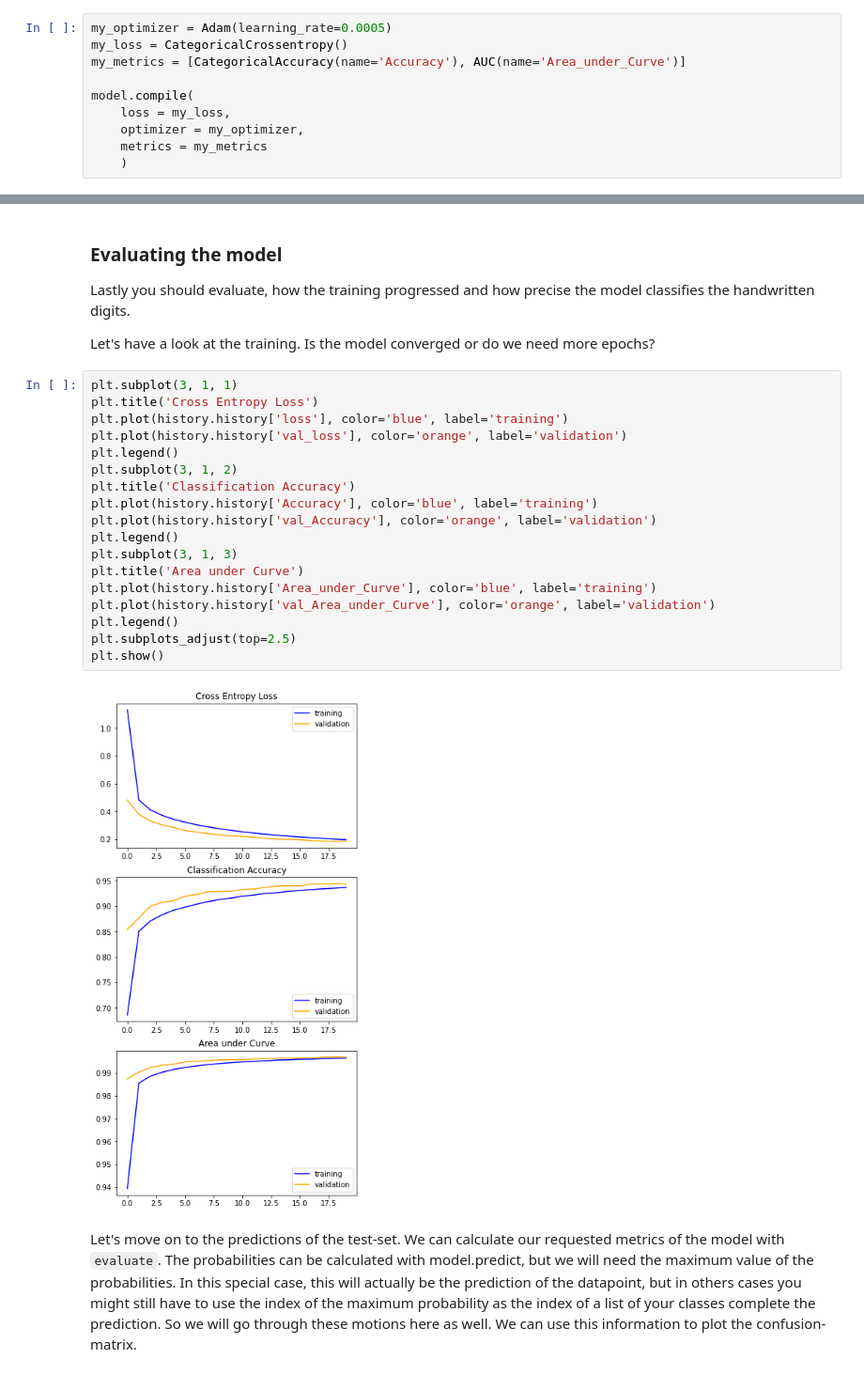
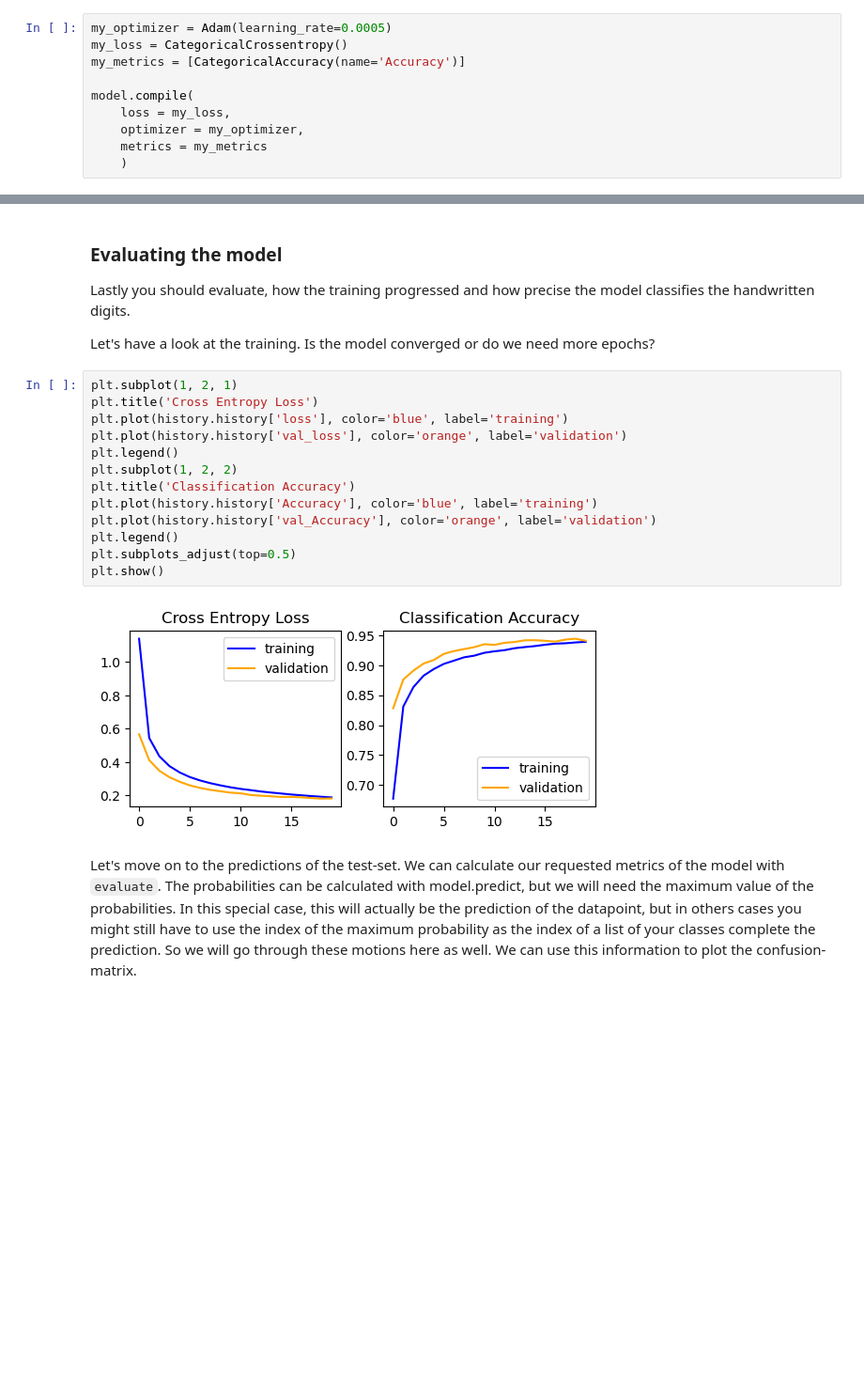
Before and after one commit to Tacitus523/ml4chem, a Jupyter notebook: NeuralNet/3.4_ConvolutionalNeuralNetworksTutorial.ipynb, the cells around one changed output, grey strips where cells are left out. Shown at 94% size. Drawn from its saved outputs; the diff is of its cells as text; blank space fills up the shorter version.

```diff
--- a/NeuralNet/3.4_ConvolutionalNeuralNetworksTutorial.ipynb
+++ b/NeuralNet/3.4_ConvolutionalNeuralNetworksTutorial.ipynb
@@ -130,7 +121,7 @@ The optimizer also needs a learning-rate, by which the gradients are multiplied.
 # %%
 my_optimizer = Adam(learning_rate=0.0005)
 my_loss = CategoricalCrossentropy()
-my_metrics = [CategoricalAccuracy(name='Accuracy'), AUC(name='Area_under_Curve')]
+my_metrics = [CategoricalAccuracy(name='Accuracy')]
 
 model.compile(
     loss = my_loss,
@@ -179,25 +167,20 @@ Lastly you should evaluate, how the training progressed and how precise the mode
 
 Let's have a look at the training. Is the model converged or do we need more epochs?
 # %%
-plt.subplot(3, 1, 1)
+plt.subplot(1, 2, 1)
 plt.title('Cross Entropy Loss')
 plt.plot(history.history['loss'], color='blue', label='training')
 plt.plot(history.history['val_loss'], color='orange', label='validation')
 plt.legend()
-plt.subplot(3, 1, 2)
+plt.subplot(1, 2, 2)
 plt.title('Classification Accuracy')
 plt.plot(history.history['Accuracy'], color='blue', label='training')
 plt.plot(history.history['val_Accuracy'], color='orange', label='validation')
 plt.legend()
-plt.subplot(3, 1, 3)
-plt.title('Area under Curve')
-plt.plot(history.history['Area_under_Curve'], color='blue', label='training')
-plt.plot(history.history['val_Area_under_Curve'], color='orange', label='validation')
-plt.legend()
-plt.subplots_adjust(top=2.5)
+plt.subplots_adjust(top=0.5)
 plt.show()
 # %% [output]
-[figure, old version]
+[figure, new version]
 # %% [markdown]
 Let's move on to the predictions of the test-set. We can calculate our requested metrics of the model with `evaluate`. The probabilities can be calculated with model.predict, but we will need the maximum value of the probabilities. In this special case, this will actually be the prediction of the datapoint, but in others cases you might still have to use the index of the maximum probability as the index of a list of your classes complete the prediction. So we will go through these motions here as well. We can use this information to plot the confusion-matrix.
 # %%
```
Also changed, not shown: parts of 7 cells of this notebook.
